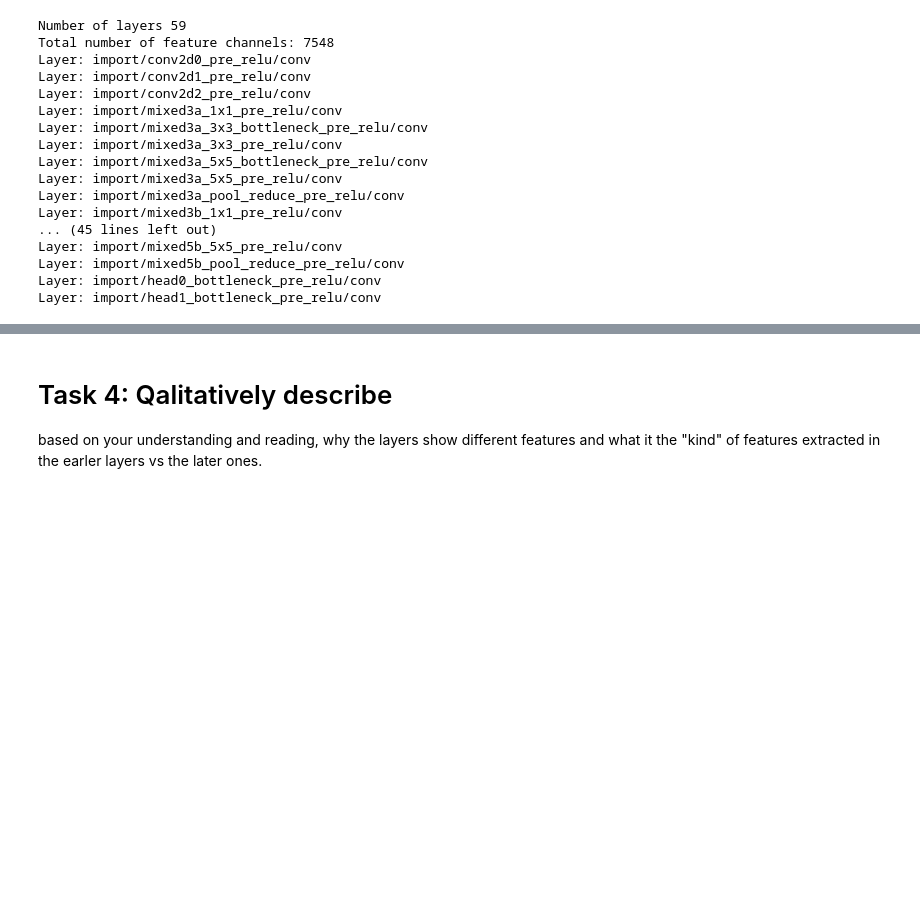
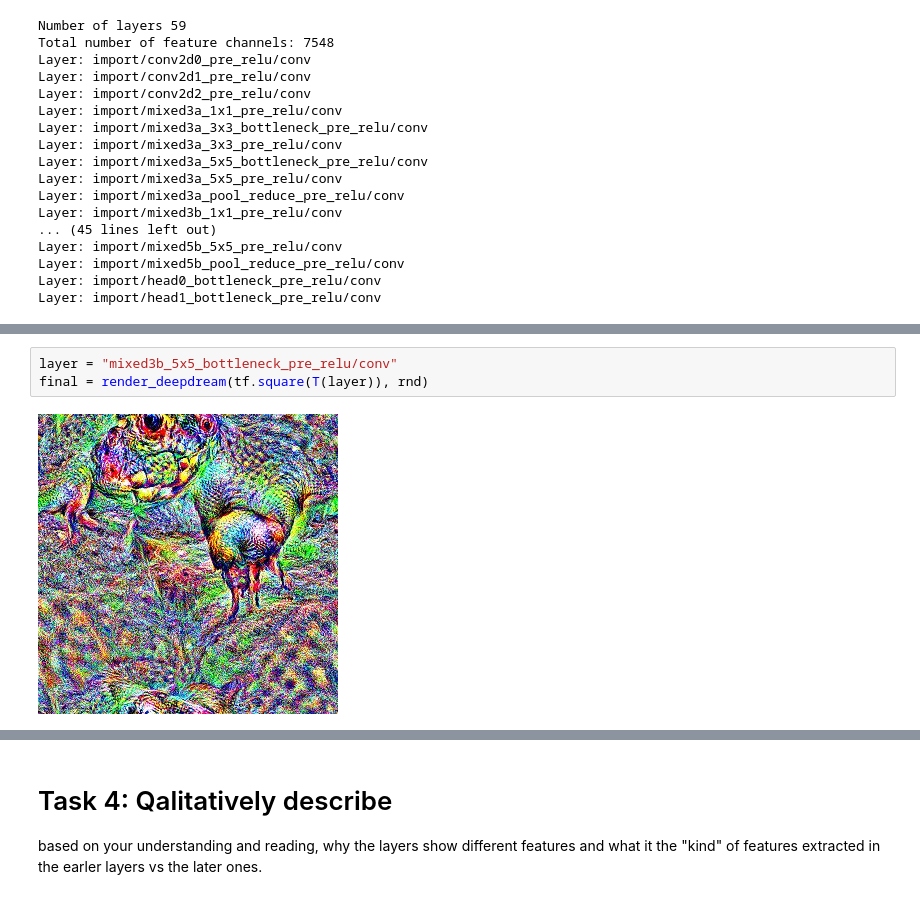
Before and after one commit to TJTomas/DSPS_TTomaszewski, a Jupyter notebook: HW10/Tomaszewski_DSPS2025_deepdream.ipynb, the cells around one changed output, grey strips where cells are left out. Saved outputs shown, nothing was run; the diff lists cells and outputs as text; blank space fills up the shorter version.

```diff
--- a/HW10/Tomaszewski_DSPS2025_deepdream.ipynb
+++ b/HW10/Tomaszewski_DSPS2025_deepdream.ipynb
@@ -211,0 +220,5 @@ final = render_deepdream(tf.square(T(layer)), rnd)
+# %%
+layer = "mixed3b_5x5_bottleneck_pre_relu/conv"
+final = render_deepdream(tf.square(T(layer)), rnd)
+# %% [output]
+[figure, added]
```
Also changed, not shown: parts of 22 cells of this notebook.
